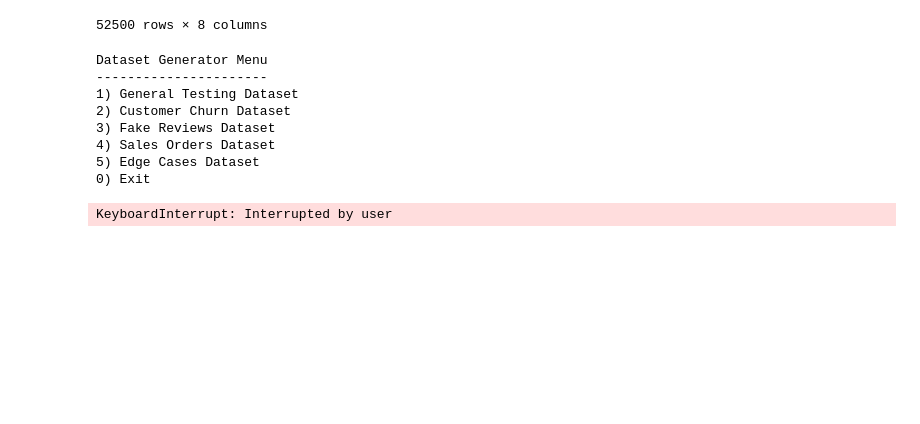
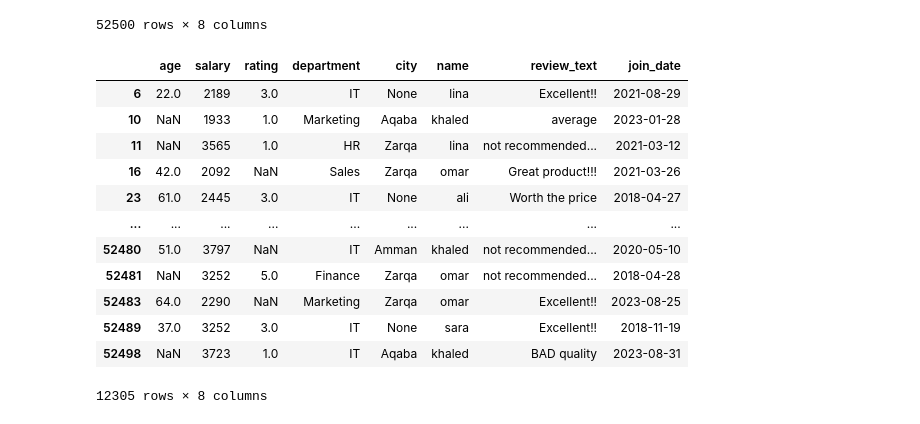
Before and after one commit to loplop05/Data-Utility-Library, a Jupyter notebook: test.ipynb, the cells around one changed output. Cells and saved outputs as stored; diff of their text form; code cells hidden in the pictures; blank space fills up the shorter version.

Commit message:
Adding Missing Rows And Column Methods with Threshold

```diff
--- a/test.ipynb
+++ b/test.ipynb
@@ -124,14 +124,18 @@ df.cleanText(columns="name",remove_punct=True)
 | 52499 | 45.0 | 3123 | 4.0 | IT | Amman | omar | Worth the price | 2019-10-27 |
 52500 rows × 8 columns
 # %%
-df = DataSetGenerator.menu()
+df.missingRows(0.1)
 # %% [output]
+|  | age | salary | rating | department | city | name | review_text | join_date |
+| 6 | 22.0 | 2189 | 3.0 | IT | None | lina | Excellent!! | 2021-08-29 |
+| 10 | NaN | 1933 | 1.0 | Marketing | Aqaba | khaled | average | 2023-01-28 |
+| 11 | NaN | 3565 | 1.0 | HR | Zarqa | lina | not recommended... | 2021-03-12 |
+| 16 | 42.0 | 2092 | NaN | Sales | Zarqa | omar | Great product!!! | 2021-03-26 |
+| 23 | 61.0 | 2445 | 3.0 | IT | None | ali | Worth the price | 2018-04-27 |
+| ... | ... | ... | ... | ... | ... | ... | ... | ... |
+| 52480 | 51.0 | 3797 | NaN | IT | Amman | khaled | not recommended... | 2020-05-10 |
+| 52481 | NaN | 3252 | 5.0 | Finance | Zarqa | omar | not recommended... | 2018-04-28 |
+| 52483 | 64.0 | 2290 | NaN | Marketing | Zarqa | omar | Excellent!! | 2023-08-25 |
+| 52489 | 37.0 | 3252 | 3.0 | IT | None | sara | Excellent!! | 2018-11-19 |
+| 52498 | NaN | 3723 | 1.0 | IT | Aqaba | khaled | BAD quality | 2023-08-31 |
-Dataset Generator Menu
-----------------------
-1) General Testing Dataset
-2) Customer Churn Dataset
-3) Fake Reviews Dataset
-4) Sales Orders Dataset
-5) Edge Cases Dataset
-0) Exit
+12305 rows × 8 columns
-KeyboardInterrupt: Interrupted by user
```
Also changed, not shown: 1 other file.
